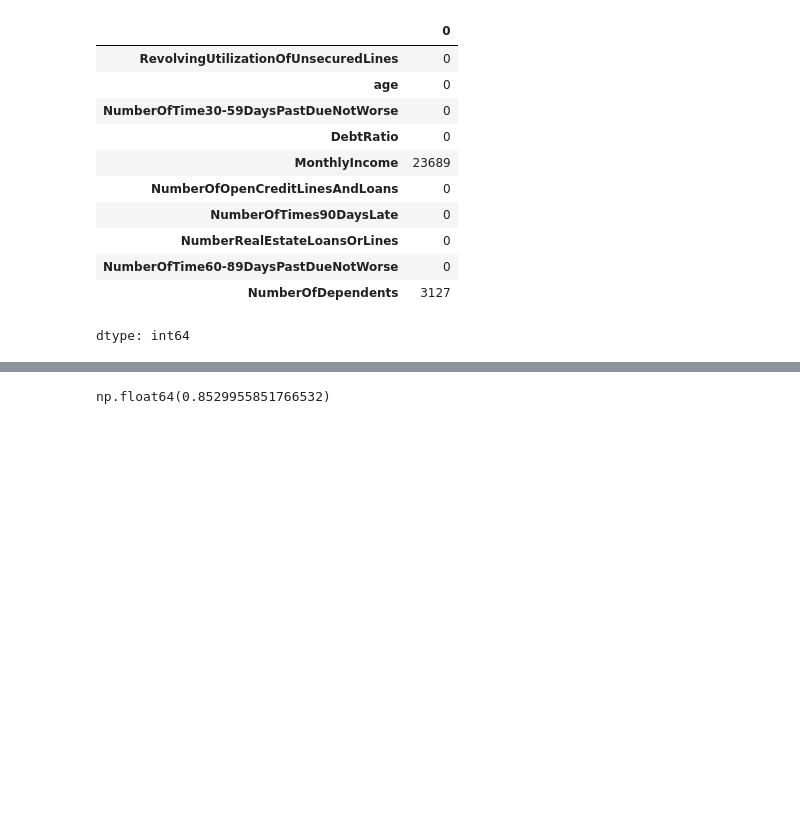
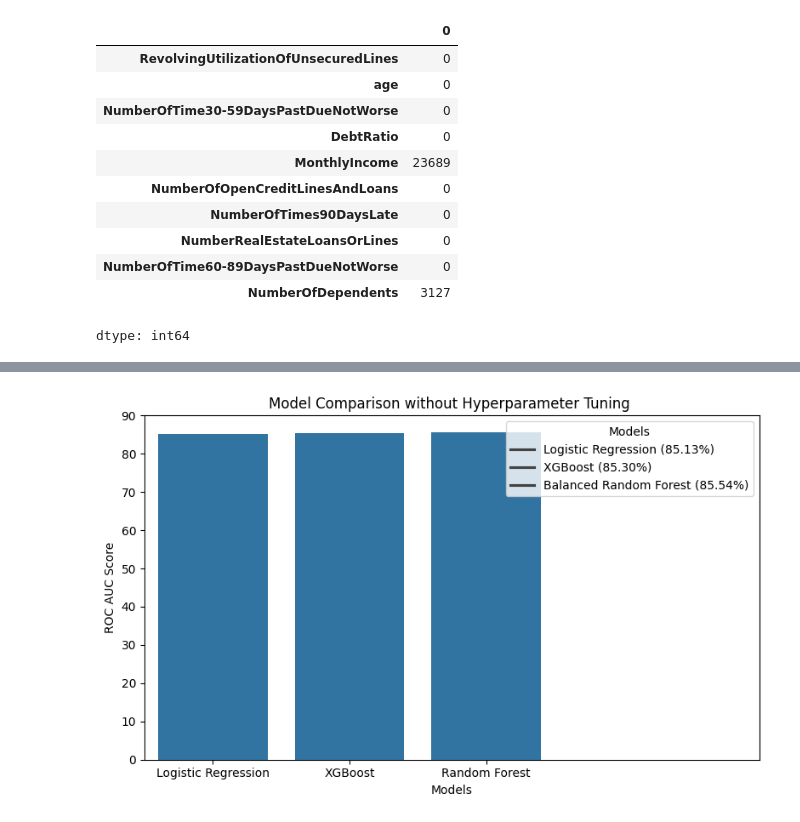
Before and after one commit to MrRohitJD/Loan-Credit-Score-, a Jupyter notebook: main.ipynb, the cells around one changed output, grey strips where cells are left out. Drawn from its saved outputs; the diff is of its cells as text; code cells hidden in the pictures; blank space fills up the shorter version.

```diff
--- a/main.ipynb
+++ b/main.ipynb
@@ -276,8 +240,6 @@ Successfully installed colorlog-6.10.1 optuna-4.8.0
+# %%
+lg_clf = LogisticRegression()
+lg_clf_score = cross_val_score(lg_clf, X_train_transformed, y_train, cv=5, scoring='roc_auc').mean()
 # %%
-xgb_clf = xgb.XGBClassifier(random_state=42, eval_metric='auc')
-xgb_clf.fit( X_train_transformed, y_train)
-
-
-cross_val_score(xgb_clf, X_train_transformed, y_train, cv=5, scoring='roc_auc').mean()
+xgb_clf = xgb.XGBClassifier()
+xgb_clf_score = cross_val_score(xgb_clf, X_train_transformed, y_train, cv=5, scoring='roc_auc').mean()
-# %% [output]
-np.float64(0.8529955851766532)
@@ -289 +246,16 @@ from sklearn.metrics import roc_auc_score
+# %%
+rfc_clf =  BalancedRandomForestClassifier(random_state=42, n_estimators=50)
+rfc_clf_score = cross_val_score(rfc_clf, X_train_transformed, y_train, cv=3, scoring='roc_auc').mean()
+# %%
+sns.barplot(x=['Logistic Regression', 'XGBoost', 'Random Forest'], y=[lg_clf_score*100, xgb_clf_score*100, rfc_clf_score*100], figure=plt.figure(figsize=(8, 5)))
+plt.xlabel('Models')
+plt.ylabel('ROC AUC Score')
+plt.ylim(0,90)
+plt.xlim(-0.5,4)
+plt.title('Model Comparison without Hyperparameter Tuning ')
+plt.legend(title='Models', labels=[f'Logistic Regression ({lg_clf_score*100:.2f}%)', f'XGBoost ({xgb_clf_score*100:.2f}%)', f'Balanced Random Forest ({rfc_clf_score*100:.2f}%)'], loc='upper right')
+plt.tight_layout()
+plt.show()
+# %% [output]
+[figure, added]
 # %%
```
Also changed, not shown: parts of 24 cells of this notebook, 2 other files.
